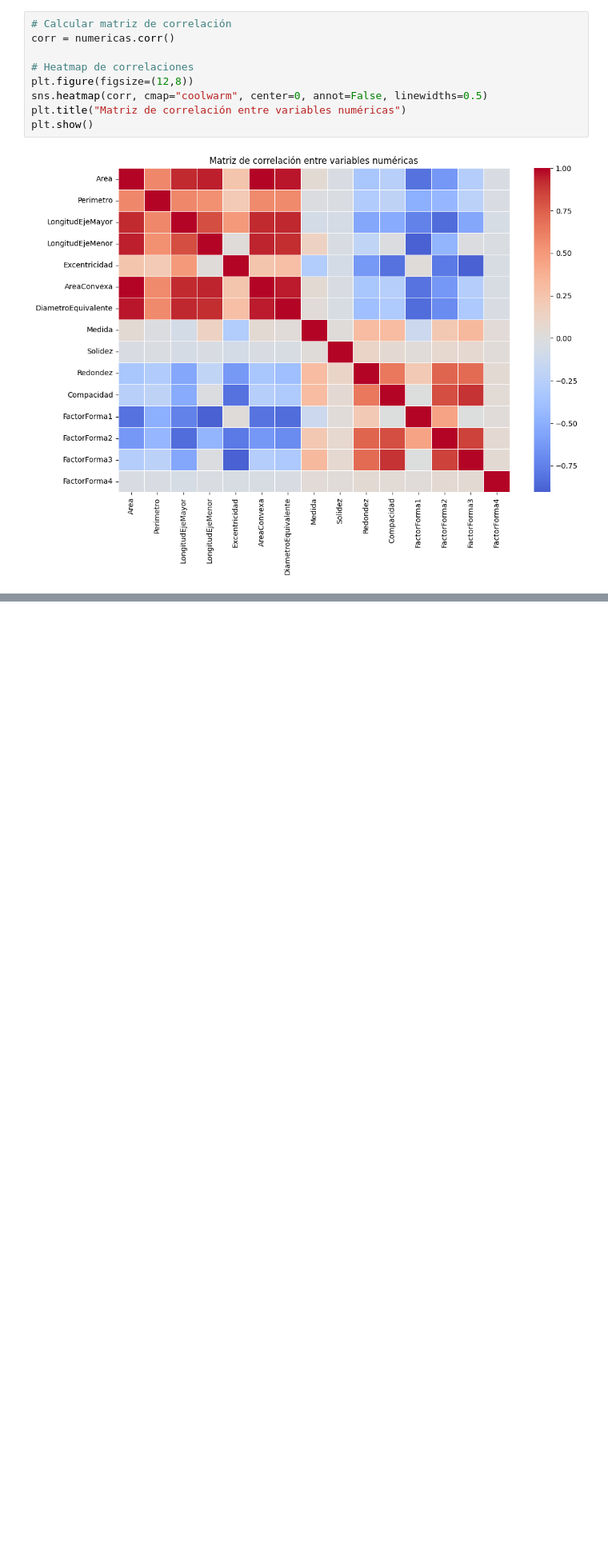
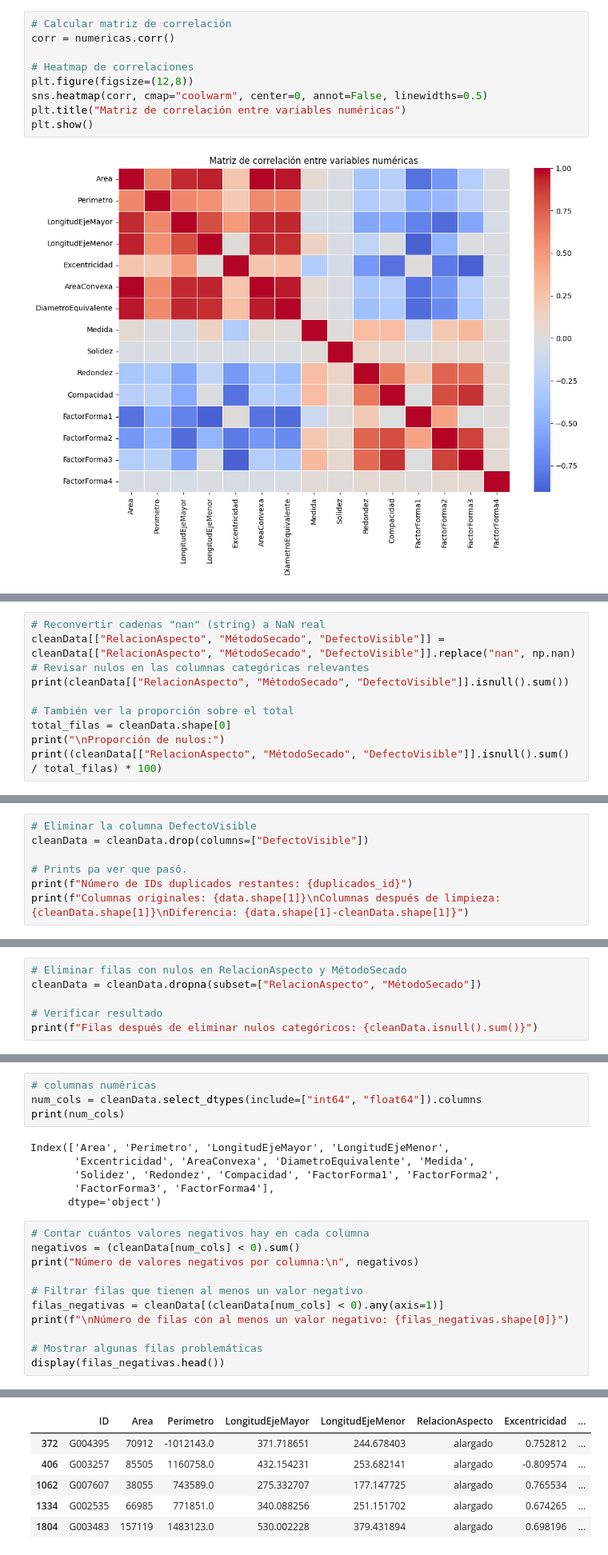
Before and after one commit to LuigiEnLaCasa/LaboratoriosBI, a Jupyter notebook: Laboratorio2/lab2.ipynb, the cells around one changed output, grey strips where cells are left out. Shown: that part at 80% size. Saved outputs shown, nothing was run; the diff lists cells and outputs as text; blank space fills up the shorter version.

```diff
--- a/Laboratorio2/lab2.ipynb
+++ b/Laboratorio2/lab2.ipynb
@@ -428,0 +549,10 @@ plt.show()
+# %%
+# Reconvertir cadenas "nan" (string) a NaN real
+cleanData[["RelacionAspecto", "MétodoSecado", "DefectoVisible"]] = cleanData[["RelacionAspecto", "MétodoSecado", "DefectoVisible"]].replace("nan", np.nan)
+# Revisar nulos en las columnas categóricas relevantes
+print(cleanData[["RelacionAspecto", "MétodoSecado", "DefectoVisible"]].isnull().sum())
+
+# También ver la proporción sobre el total
+total_filas = cleanData.shape[0]
+print("\nProporción de nulos:")
+print((cleanData[["RelacionAspecto", "MétodoSecado", "DefectoVisible"]].isnull().sum() / total_filas) * 100)
@@ -428,0 +570,7 @@ plt.show()
+# %%
+# Eliminar la columna DefectoVisible
+cleanData = cleanData.drop(columns=["DefectoVisible"])
+
+# Prints pa ver que pasó.
+print(f"Número de IDs duplicados restantes: {duplicados_id}")
+print(f"Columnas originales: {data.shape[1]}\nColumnas después de limpieza: {cleanData.shape[1]}\nDiferencia: {data.shape[1]-cleanData.shape[1]}")
@@ -428,0 +582,6 @@ plt.show()
+# %%
+# Eliminar filas con nulos en RelacionAspecto y MétodoSecado
+cleanData = cleanData.dropna(subset=["RelacionAspecto", "MétodoSecado"])
+
+# Verificar resultado
+print(f"Filas después de eliminar nulos categóricos: {cleanData.isnull().sum()}")
@@ -428,0 +631,22 @@ plt.show()
+# %%
+# columnas numéricas
+num_cols = cleanData.select_dtypes(include=["int64", "float64"]).columns
+print(num_cols)
+# %% [output]
+Index(['Area', 'Perimetro', 'LongitudEjeMayor', 'LongitudEjeMenor',
+       'Excentricidad', 'AreaConvexa', 'DiametroEquivalente', 'Medida',
+       'Solidez', 'Redondez', 'Compacidad', 'FactorForma1', 'FactorForma2',
+       'FactorForma3', 'FactorForma4'],
+      dtype='object')
+# %%
+# Contar cuántos valores negativos hay en cada columna
+negativos = (cleanData[num_cols] < 0).sum()
+print("Número de valores negativos por columna:\n", negativos)
+
+# Filtrar filas que tienen al menos un valor negativo
+filas_negativas = cleanData[(cleanData[num_cols] < 0).any(axis=1)]
+print(f"\nNúmero de filas con al menos un valor negativo: {filas_negativas.shape[0]}")
+
+# Mostrar algunas filas problemáticas
+display(filas_negativas.head())
+# %% [output]
@@ -428,0 +672,6 @@ plt.show()
+|  | ID | Area | Perimetro | LongitudEjeMayor | LongitudEjeMenor | RelacionAspecto | Excentricidad | ... |
+| 372 | G004395 | 70912 | -1012143.0 | 371.718651 | 244.678403 | alargado | 0.752812 | ... |
+| 406 | G003257 | 85505 | 1160758.0 | 432.154231 | 253.682141 | alargado | -0.809574 | ... |
+| 1062 | G007607 | 38055 | 743589.0 | 275.332707 | 177.147725 | alargado | 0.765534 | ... |
+| 1334 | G002535 | 66985 | 771851.0 | 340.088256 | 251.151702 | alargado | 0.674265 | ... |
+| 1804 | G003483 | 157119 | 1483123.0 | 530.002228 | 379.431894 | alargado | 0.698196 | ... |
```
Also changed, not shown: parts of 20 cells of this notebook.
